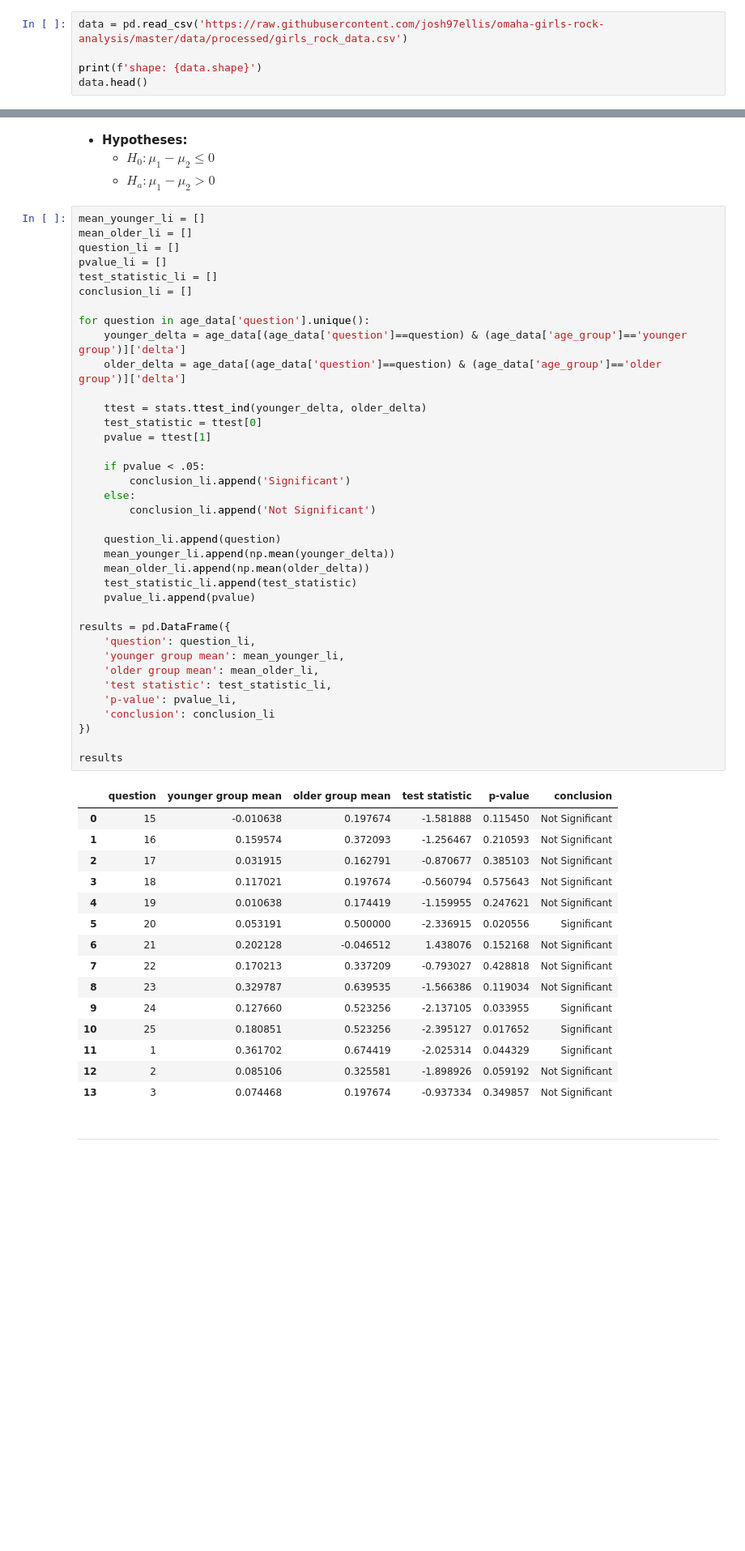
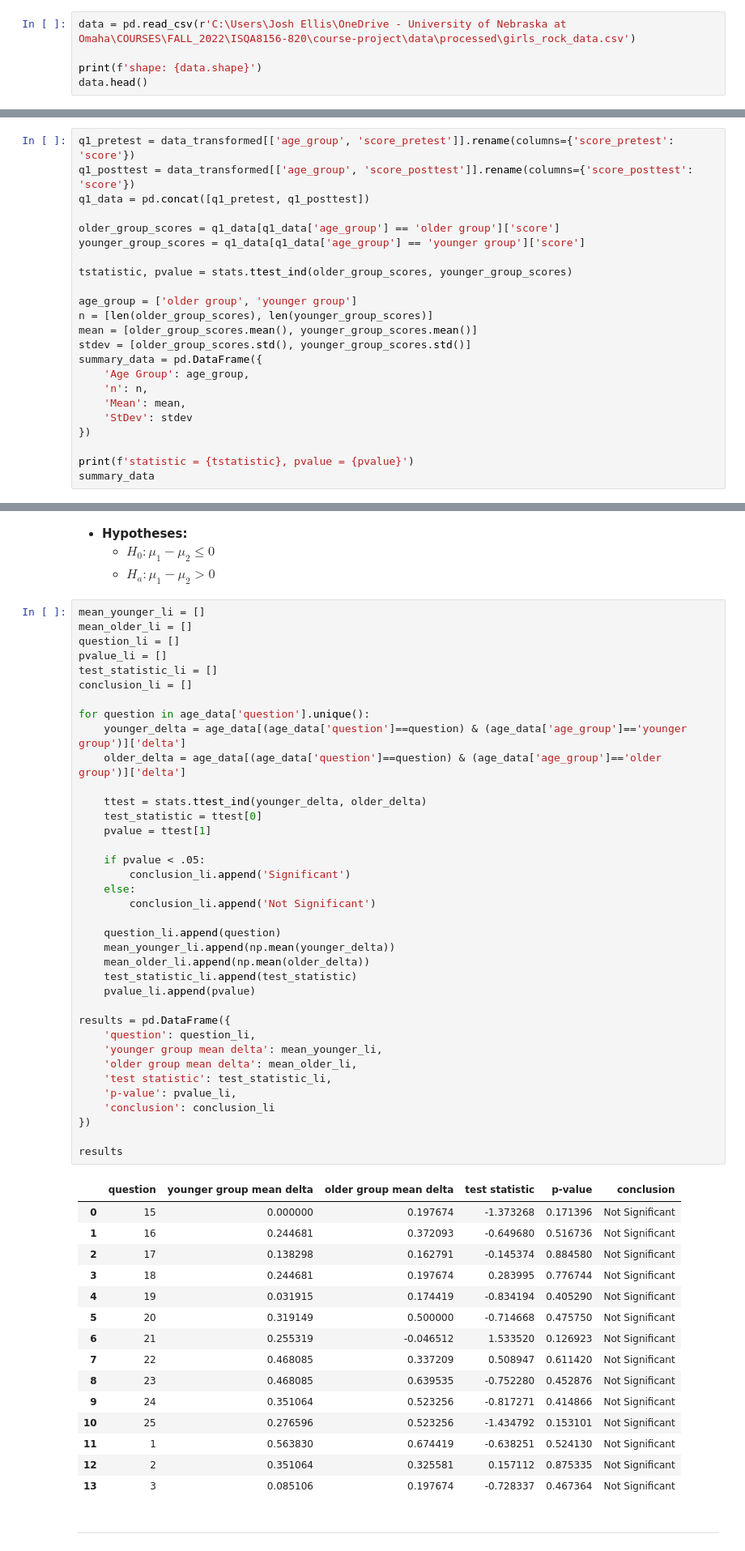
Before and after one commit to josh97ellis/omaha-girls-rock-analysis, a Jupyter notebook: notebooks/analysis.ipynb, the cells around one changed output, grey strips where cells are left out. Shown at 81% size. Saved outputs shown, nothing was run; the diff lists cells and outputs as text; blank space fills up the shorter version.

Commit message:
Finished Analysis and corrected processing bug

```diff
--- a/notebooks/analysis.ipynb
+++ b/notebooks/analysis.ipynb
@@ -19,7 +19,7 @@ from src.processing import prepost_transform
 Read pre-processed data from github
 - See src/processing/raw_data_processing.py for raw data processing steps
 # %%
-data = pd.read_csv('https://raw.githubusercontent.com/josh97ellis/omaha-girls-rock-analysis/master/data/processed/girls_rock_data.csv')
+data = pd.read_csv(r'C:\Users\Josh Ellis\OneDrive - University of Nebraska at Omaha\COURSES\FALL_2022\ISQA8156-820\course-project\data\processed\girls_rock_data.csv')
 
 print(f'shape: {data.shape}')
 data.head()
@@ -55,0 +61,23 @@ Are there significant differences in answer ratings for various outcomes between
+# %%
+q1_pretest = data_transformed[['age_group', 'score_pretest']].rename(columns={'score_pretest': 'score'})
+q1_posttest = data_transformed[['age_group', 'score_posttest']].rename(columns={'score_posttest': 'score'})
+q1_data = pd.concat([q1_pretest, q1_posttest])
+
+older_group_scores = q1_data[q1_data['age_group'] == 'older group']['score']
+younger_group_scores = q1_data[q1_data['age_group'] == 'younger group']['score']
+
+tstatistic, pvalue = stats.ttest_ind(older_group_scores, younger_group_scores)
+
+age_group = ['older group', 'younger group']
+n = [len(older_group_scores), len(younger_group_scores)]
+mean = [older_group_scores.mean(), younger_group_scores.mean()]
+stdev = [older_group_scores.std(), younger_group_scores.std()]
+summary_data = pd.DataFrame({
+    'Age Group': age_group,
+    'n': n,
+    'Mean': mean,
+    'StDev': stdev
+})
+
+print(f'statistic = {tstatistic}, pvalue = {pvalue}')
+summary_data
@@ -166,50 +219,50 @@ test_statistic_li = []
 conclusion_li = []
 
 for question in age_data['question'].unique():
     younger_delta = age_data[(age_data['question']==question) & (age_data['age_group']=='younger group')]['delta']
     older_delta = age_data[(age_data['question']==question) & (age_data['age_group']=='older group')]['delta']
 
     ttest = stats.ttest_ind(younger_delta, older_delta)
     test_statistic = ttest[0]
     pvalue = ttest[1]
 
     if pvalue < .05:
         conclusion_li.append('Significant')
     else:
         conclusion_li.append('Not Significant')
 
     question_li.append(question)
     mean_younger_li.append(np.mean(younger_delta))
     mean_older_li.append(np.mean(older_delta))
     test_statistic_li.append(test_statistic)
     pvalue_li.append(pvalue)
 
 results = pd.DataFrame({
     'question': question_li,
-    'younger group mean': mean_younger_li,
-    'older group mean': mean_older_li,
+    'younger group mean delta': mean_younger_li,
+    'older group mean delta': mean_older_li,
     'test statistic': test_statistic_li,
     'p-value': pvalue_li,
     'conclusion': conclusion_li
 })
 
 results
 # %% [output]
-|  | question | younger group mean | older group mean | test statistic | p-value | conclusion |
-| 0 | 15 | -0.010638 | 0.197674 | -1.581888 | 0.115450 | Not Significant |
-| 1 | 16 | 0.159574 | 0.372093 | -1.256467 | 0.210593 | Not Significant |
-| 2 | 17 | 0.031915 | 0.162791 | -0.870677 | 0.385103 | Not Significant |
-| 3 | 18 | 0.117021 | 0.197674 | -0.560794 | 0.575643 | Not Significant |
-| 4 | 19 | 0.010638 | 0.174419 | -1.159955 | 0.247621 | Not Significant |
-| 5 | 20 | 0.053191 | 0.500000 | -2.336915 | 0.020556 | Significant |
-| 6 | 21 | 0.202128 | -0.046512 | 1.438076 | 0.152168 | Not Significant |
-| 7 | 22 | 0.170213 | 0.337209 | -0.793027 | 0.428818 | Not Significant |
-| 8 | 23 | 0.329787 | 0.639535 | -1.566386 | 0.119034 | Not Significant |
-| 9 | 24 | 0.127660 | 0.523256 | -2.137105 | 0.033955 | Significant |
-| 10 | 25 | 0.180851 | 0.523256 | -2.395127 | 0.017652 | Significant |
-| 11 | 1 | 0.361702 | 0.674419 | -2.025314 | 0.044329 | Significant |
-| 12 | 2 | 0.085106 | 0.325581 | -1.898926 | 0.059192 | Not Significant |
-| 13 | 3 | 0.074468 | 0.197674 | -0.937334 | 0.349857 | Not Significant |
+|  | question | younger group mean delta | older group mean delta | test statistic | p-value | conclusion |
+| 0 | 15 | 0.000000 | 0.197674 | -1.373268 | 0.171396 | Not Significant |
+| 1 | 16 | 0.244681 | 0.372093 | -0.649680 | 0.516736 | Not Significant |
+| 2 | 17 | 0.138298 | 0.162791 | -0.145374 | 0.884580 | Not Significant |
+| 3 | 18 | 0.244681 | 0.197674 | 0.283995 | 0.776744 | Not Significant |
+| 4 | 19 | 0.031915 | 0.174419 | -0.834194 | 0.405290 | Not Significant |
+| 5 | 20 | 0.319149 | 0.500000 | -0.714668 | 0.475750 | Not Significant |
+| 6 | 21 | 0.255319 | -0.046512 | 1.533520 | 0.126923 | Not Significant |
+| 7 | 22 | 0.468085 | 0.337209 | 0.508947 | 0.611420 | Not Significant |
+| 8 | 23 | 0.468085 | 0.639535 | -0.752280 | 0.452876 | Not Significant |
+| 9 | 24 | 0.351064 | 0.523256 | -0.817271 | 0.414866 | Not Significant |
+| 10 | 25 | 0.276596 | 0.523256 | -1.434792 | 0.153101 | Not Significant |
+| 11 | 1 | 0.563830 | 0.674419 | -0.638251 | 0.524130 | Not Significant |
+| 12 | 2 | 0.351064 | 0.325581 | 0.157112 | 0.875335 | Not Significant |
+| 13 | 3 | 0.085106 | 0.197674 | -0.728337 | 0.467364 | Not Significant |
 # %% [markdown]
 ---
 # %% [markdown]
```
Also changed, not shown: parts of 13 cells of this notebook, 3 other files.
